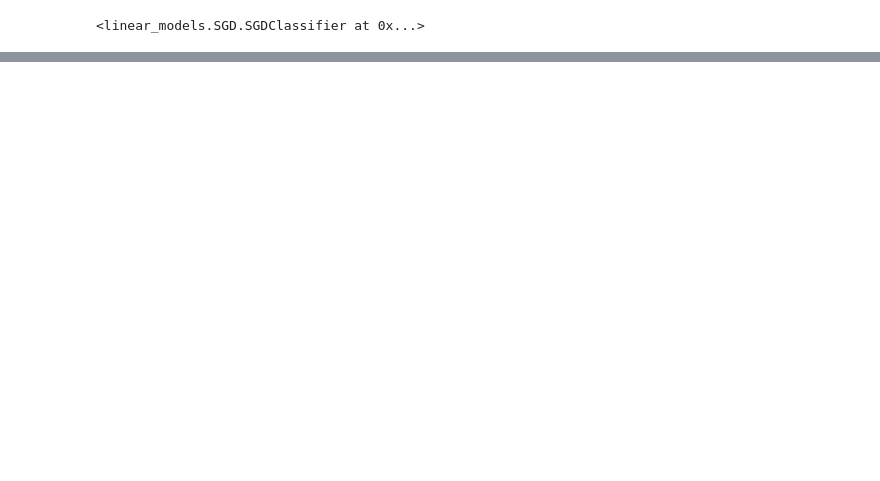
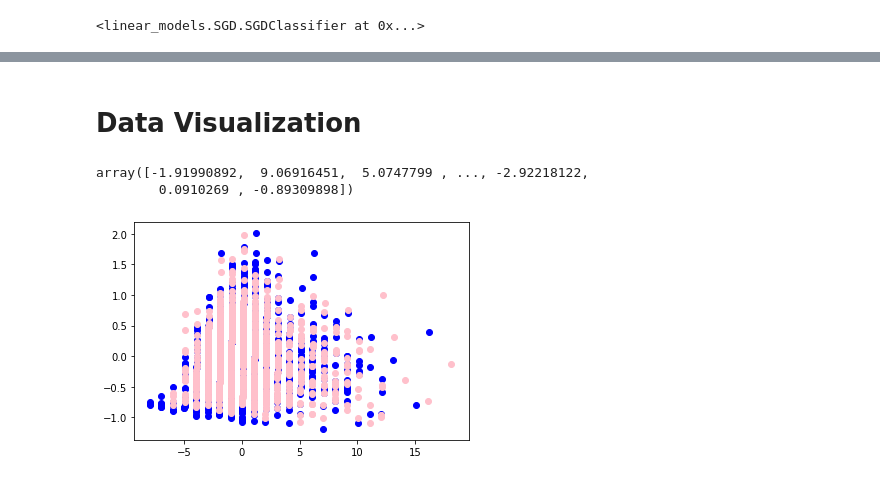
Before and after one commit to Data401/MachineLearningModels, a Jupyter notebook: src/Untitled.ipynb, the cells around one changed output, grey strips where cells are left out. Drawn from its saved outputs; the diff is of its cells as text; code cells hidden in the pictures; blank space fills up the shorter version.

```diff
--- a/src/Untitled.ipynb
+++ b/src/Untitled.ipynb
@@ -52,0 +281,2 @@ log_classifier.plot_error()
+# %%
+abalone_df = abalone_df[abalone_df[0] != 'I']
@@ -52,0 +292,5 @@ log_classifier.plot_error()
+# %%
+sex = abalone_df[0]
+rest = abalone_df.drop(0, axis=1)
+# %% [markdown]
+# Data Visualization
@@ -52,0 +300,15 @@ log_classifier.plot_error()
+# %%
+pca = PCA(n_components=3)
+# %%
+transform = pca.fit_transform(rest, sex)
+# %%
+transform[sex == 'F'][:, 0]
+# %% [output]
+array([-1.91990892,  9.06916451,  5.0747799 , ..., -2.92218122,
+        0.0910269 , -0.89309898])
+# %%
+plt.scatter(transform[sex == 'M'][:, 0], transform[sex == 'M'][:, 1], c='blue')
+plt.scatter(transform[sex == 'F'][:, 0], transform[sex == 'F'][:, 1], c='pink')
+plt.show()
+# %% [output]
+[figure, added]
```
Also changed, not shown: parts of 79 cells of this notebook, 5 other files.
